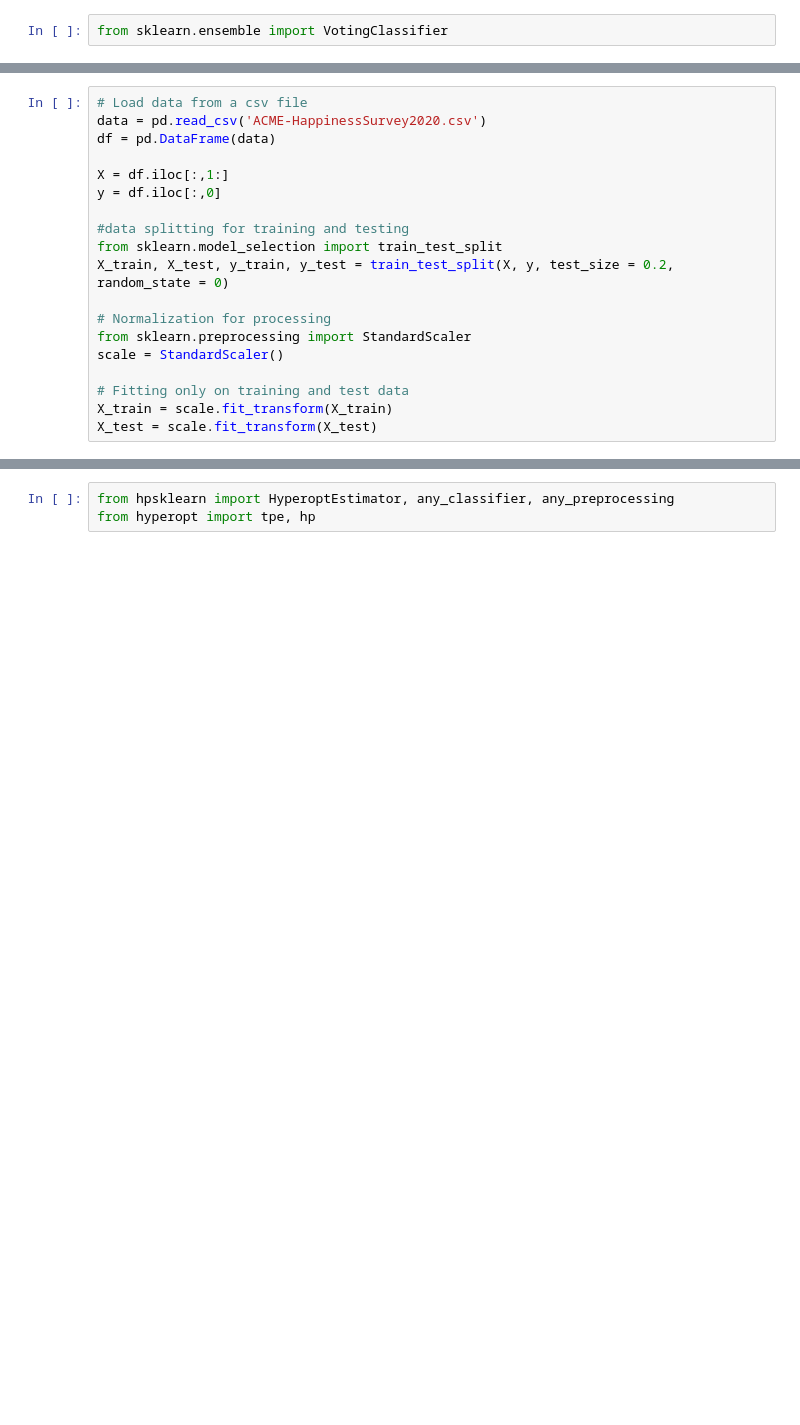
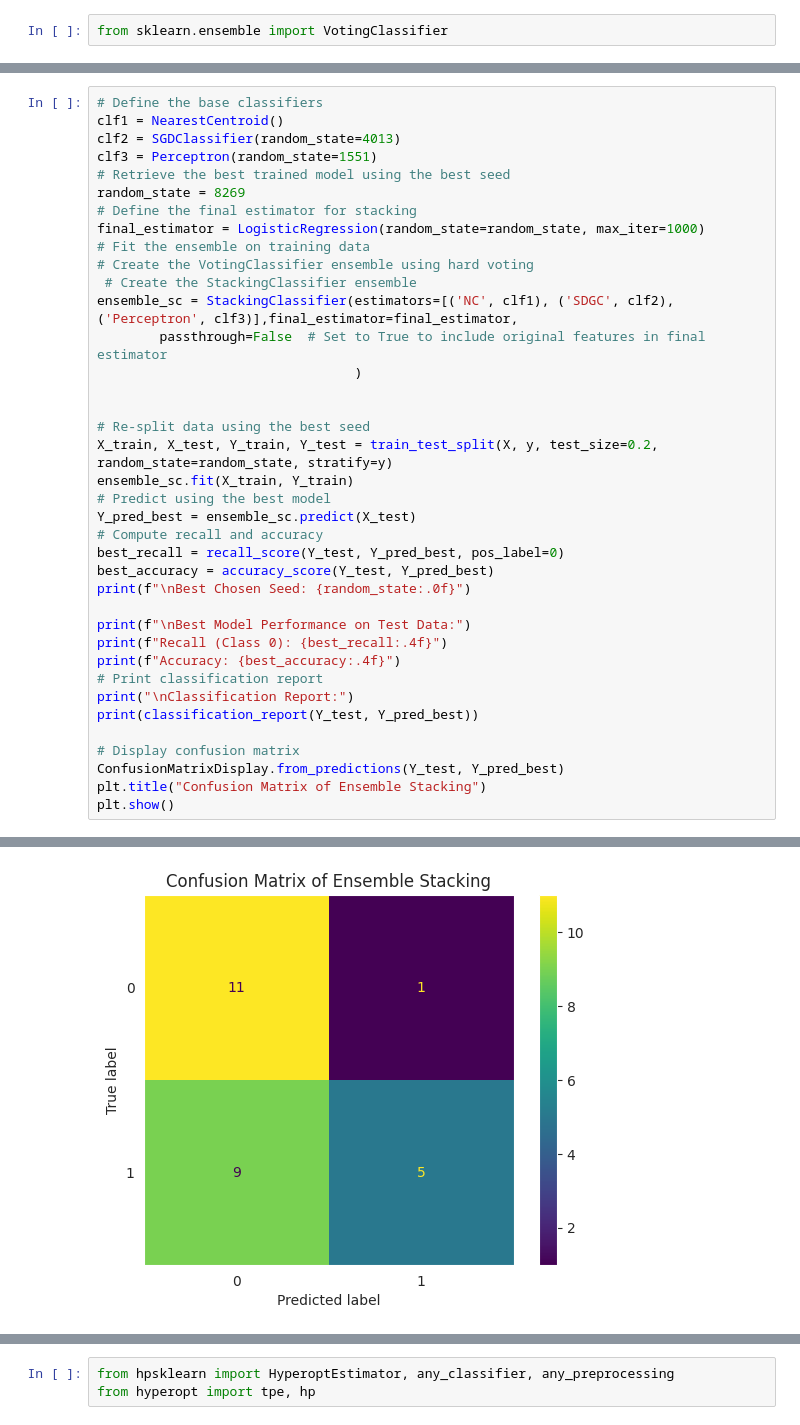
Before and after one commit to akindream/Happy-Customers, a Jupyter notebook: ACME_HappinessSurvey2020_final.ipynb, the cells around one changed output, grey strips where cells are left out. Drawn from its saved outputs; the diff is of its cells as text; blank space fills up the shorter version.

```diff
--- a/ACME_HappinessSurvey2020_final.ipynb
+++ b/ACME_HappinessSurvey2020_final.ipynb
@@ -853,19 +911,0 @@ Seed 8297: Ensemble SC recall (class 0): 0.1667
-# %%
-# Load data from a csv file
-data = pd.read_csv('ACME-HappinessSurvey2020.csv')
-df = pd.DataFrame(data)
-
-X = df.iloc[:,1:]
-y = df.iloc[:,0]
-
-#data splitting for training and testing
-from sklearn.model_selection import train_test_split
-X_train, X_test, y_train, y_test = train_test_split(X, y, test_size = 0.2, random_state = 0)
-
-# Normalization for processing
-from sklearn.preprocessing import StandardScaler
-scale = StandardScaler()
-
-# Fitting only on training and test data
-X_train = scale.fit_transform(X_train)
-X_test = scale.fit_transform(X_test)
@@ -916,0 +912,39 @@ Ensemble recall (class 0): 0.6
+# %%
+# Define the base classifiers
+clf1 = NearestCentroid()
+clf2 = SGDClassifier(random_state=4013)
+clf3 = Perceptron(random_state=1551)
+# Retrieve the best trained model using the best seed
+random_state = 8269
+# Define the final estimator for stacking
+final_estimator = LogisticRegression(random_state=random_state, max_iter=1000)
+# Fit the ensemble on training data
+# Create the VotingClassifier ensemble using hard voting
+ # Create the StackingClassifier ensemble
+ensemble_sc = StackingClassifier(estimators=[('NC', clf1), ('SDGC', clf2), ('Perceptron', clf3)],final_estimator=final_estimator,
+        passthrough=False  # Set to True to include original features in final estimator
+                                 )
+
+
+# Re-split data using the best seed
+X_train, X_test, Y_train, Y_test = train_test_split(X, y, test_size=0.2, random_state=random_state, stratify=y)
+ensemble_sc.fit(X_train, Y_train)
+# Predict using the best model
+Y_pred_best = ensemble_sc.predict(X_test)
+# Compute recall and accuracy
+best_recall = recall_score(Y_test, Y_pred_best, pos_label=0)
+best_accuracy = accuracy_score(Y_test, Y_pred_best)
+print(f"\nBest Chosen Seed: {random_state:.0f}")
+
+print(f"\nBest Model Performance on Test Data:")
+print(f"Recall (Class 0): {best_recall:.4f}")
+print(f"Accuracy: {best_accuracy:.4f}")
+# Print classification report
+print("\nClassification Report:")
+print(classification_report(Y_test, Y_pred_best))
+
+# Display confusion matrix
+ConfusionMatrixDisplay.from_predictions(Y_test, Y_pred_best)
+plt.title("Confusion Matrix of Ensemble Stacking")
+plt.show()
+# %% [output]
@@ -916,0 +966 @@ Ensemble recall (class 0): 0.6
+[figure, added]
```
Also changed, not shown: parts of 59 cells of this notebook.
